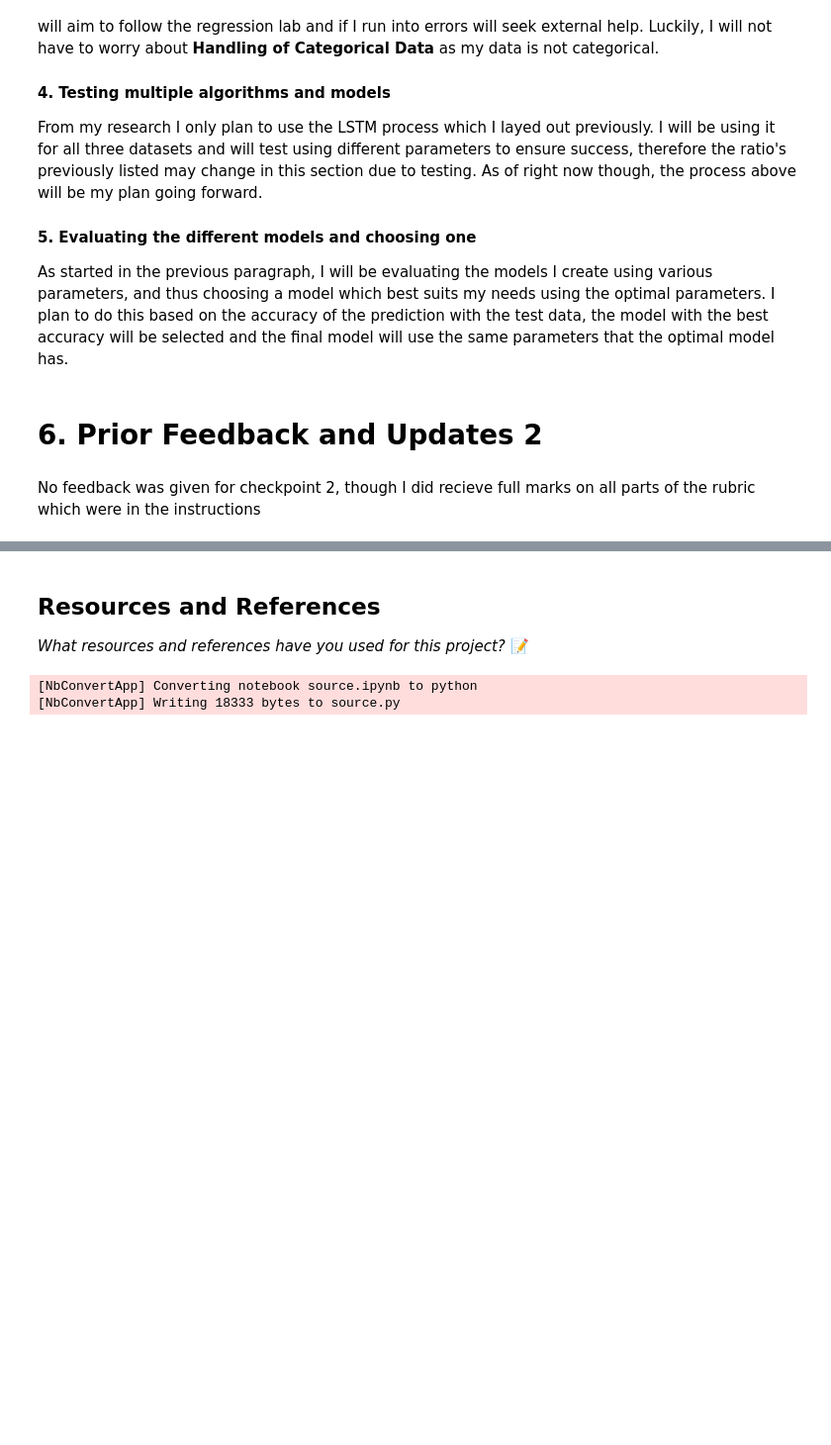
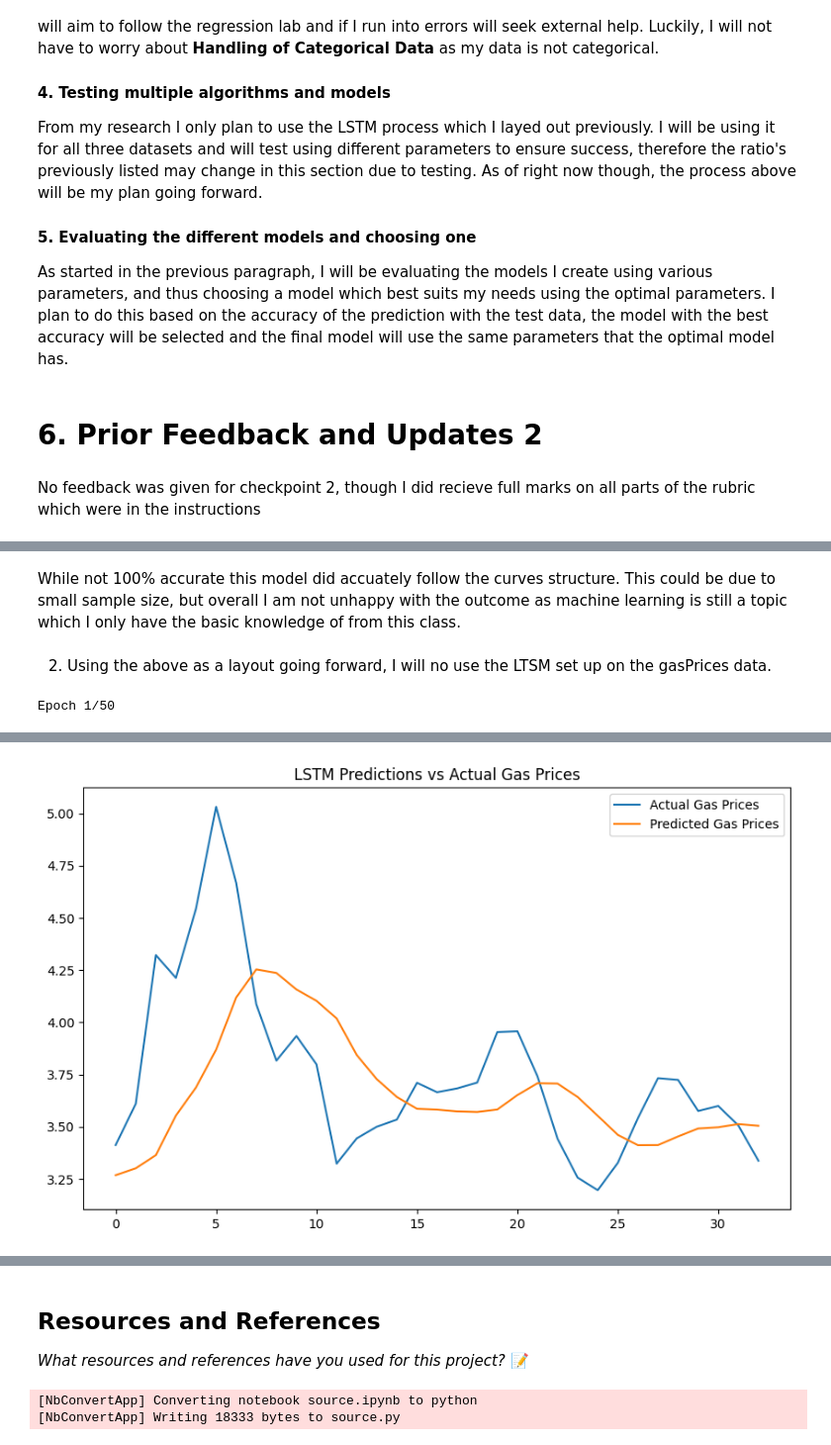
Before and after one commit to IT4063C-Fall24/final-project-MasonRump, a Jupyter notebook: source.ipynb, the cells around one changed output, grey strips where cells are left out. Shown: that part at 99% size. Drawn from its saved outputs; the diff is of its cells as text; code cells hidden in the pictures; blank space fills up the shorter version.

Commit message:
Completed Machine Learning Section

```diff
--- a/source.ipynb
+++ b/source.ipynb
@@ -282,0 +346,43 @@ No feedback was given for checkpoint 2, though I did recieve full marks on all p
+# %% [markdown]
+While not 100% accurate this model did accuately follow the curves structure. This could be due to small sample size, but overall I am not unhappy with the outcome as machine learning is still a topic which I only have the basic knowledge of from this class.
+# %% [markdown]
+2. Using the above as a layout going forward, I will no use the LTSM set up on the gasPrices data.
+# %%
+df_gas = pd.read_csv('dataSources/gasPrices.csv')
+df_gas['Date'] = pd.to_datetime(df_gas['Date'], format='%b-%Y')
+df_gas = df_gas.sort_values('Date')
+
+scaler_gas = MinMaxScaler()
+df_gas['Price_scaled'] = scaler_gas.fit_transform(df_gas[['U.S. All Grades All Formulations Retail Gasoline Prices (Dollars per Gallon)']])
+
+def create_sequences(data, seq_length):
+    X, y = [], []
+    for i in range(len(data) - seq_length):
+        X.append(data[i:i + seq_length])
+        y.append(data[i + seq_length])
+    return np.array(X), np.array(y)
+
+seq_length = 12
+data_gas = df_gas['Price_scaled'].values
+X_gas, y_gas = create_sequences(data_gas, seq_length)
+train_size_gas = int(len(X_gas) * 0.8)
+X_train_gas, X_test_gas = X_gas[:train_size_gas], X_gas[train_size_gas:]
+y_train_gas, y_test_gas = y_gas[:train_size_gas], y_gas[train_size_gas:]
+X_train_gas = X_train_gas.reshape((X_train_gas.shape[0], X_train_gas.shape[1], 1))
+X_test_gas = X_test_gas.reshape((X_test_gas.shape[0], X_test_gas.shape[1], 1))
+
+model_gas = Sequential([LSTM(50, activation='relu', input_shape=(seq_length, 1)), Dense(1)])
+model_gas.compile(optimizer='adam', loss='mse')
+model_gas.fit(X_train_gas, y_train_gas, epochs=50, batch_size=32, validation_data=(X_test_gas, y_test_gas))
+
+predictions_gas = model_gas.predict(X_test_gas)
+predictions_rescaled_gas = scaler_gas.inverse_transform(predictions_gas.reshape(-1, 1))
+
+plt.figure(figsize=(10, 6))
+plt.plot(df_gas['U.S. All Grades All Formulations Retail Gasoline Prices (Dollars per Gallon)'][-len(predictions_gas):].values, label='Actual Gas Prices')
+plt.plot(predictions_rescaled_gas, label='Predicted Gas Prices')
+plt.legend()
+plt.title('LSTM Predictions vs Actual Gas Prices')
+plt.show()
+# %% [output]
+Epoch 1/50
@@ -282,0 +406 @@ No feedback was given for checkpoint 2, though I did recieve full marks on all p
+[figure, added]
```
Also changed, not shown: parts of 12 cells of this notebook.
